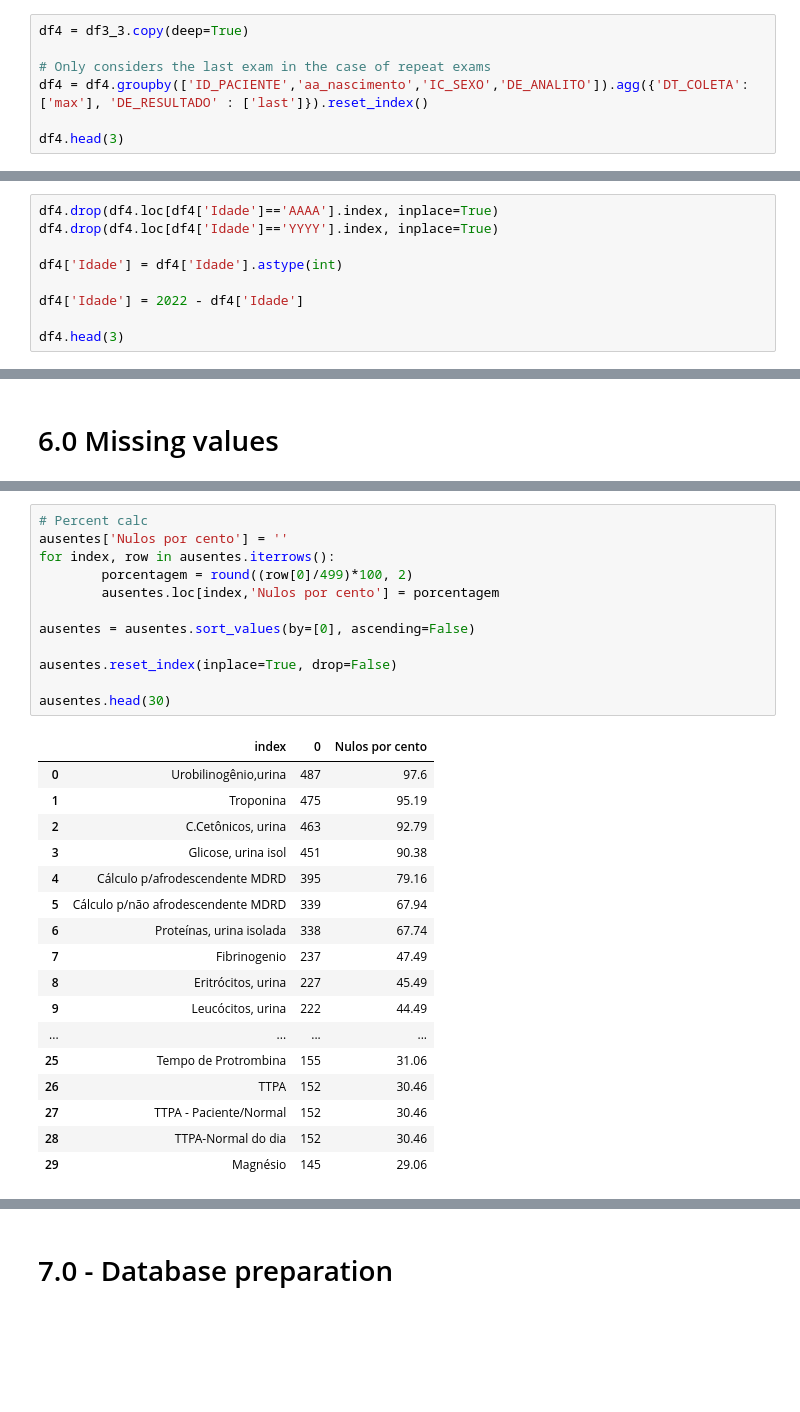
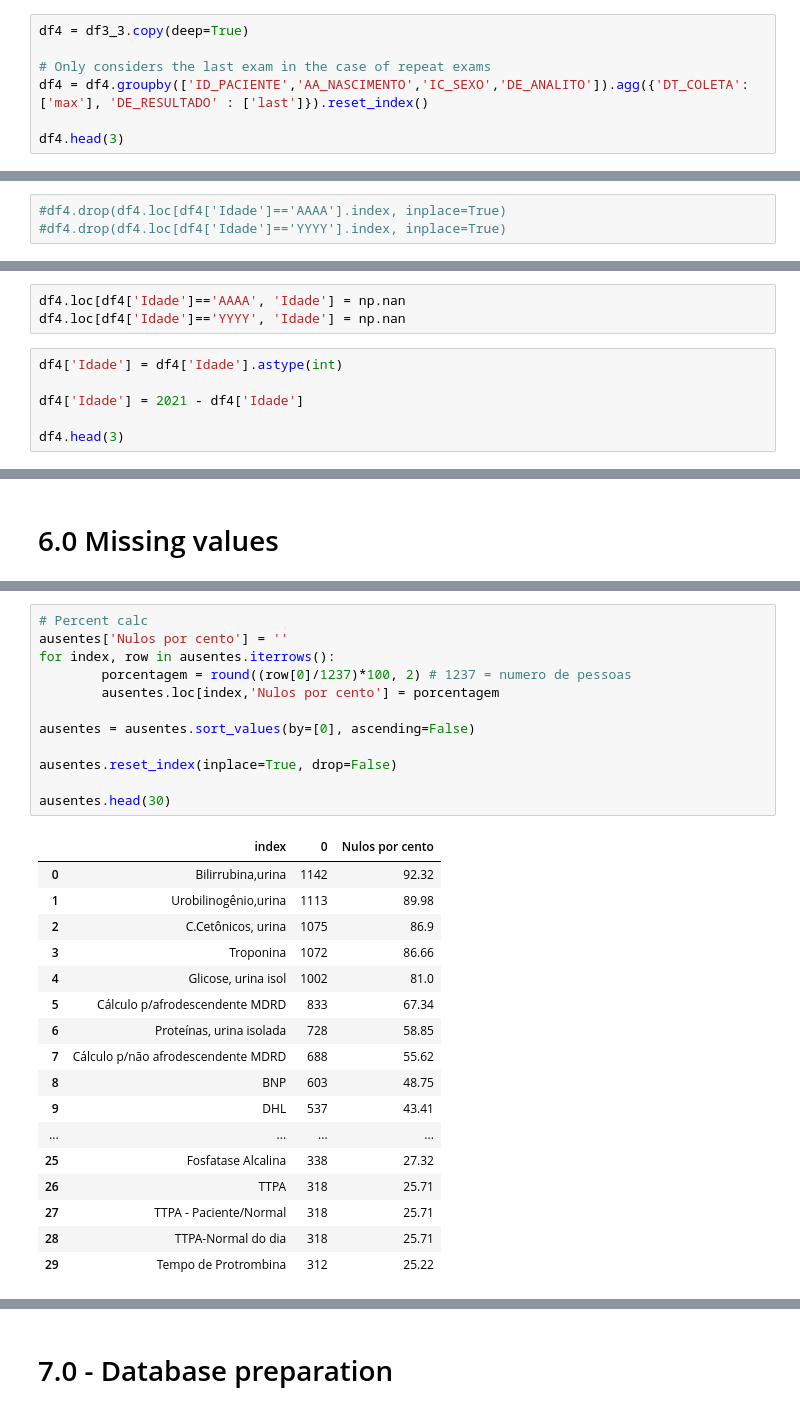
Before and after one commit to filipeloyola/HCAI_prediction, a Jupyter notebook: mainNotebook.ipynb, the cells around one changed output, grey strips where cells are left out. Saved outputs shown, nothing was run; the diff lists cells and outputs as text; blank space fills up the shorter version.

```diff
--- a/mainNotebook.ipynb
+++ b/mainNotebook.ipynb
@@ -561,7 +559,7 @@ df3_3['DE_RESULTADO'] = df3_3['DE_RESULTADO'].astype(float)
 df4 = df3_3.copy(deep=True)
 
 # Only considers the last exam in the case of repeat exams
-df4 = df4.groupby(['ID_PACIENTE','aa_nascimento','IC_SEXO','DE_ANALITO']).agg({'DT_COLETA': ['max'], 'DE_RESULTADO' : ['last']}).reset_index()
+df4 = df4.groupby(['ID_PACIENTE','AA_NASCIMENTO','IC_SEXO','DE_ANALITO']).agg({'DT_COLETA': ['max'], 'DE_RESULTADO' : ['last']}).reset_index()
 
 df4.head(3)
 # %% [output]
@@ -604,9 +602,3 @@ df4["ID_PACIENTE"].nunique()
 # %%
-df4.drop(df4.loc[df4['Idade']=='AAAA'].index, inplace=True)
-df4.drop(df4.loc[df4['Idade']=='YYYY'].index, inplace=True)
-
-df4['Idade'] = df4['Idade'].astype(int)
-
-df4['Idade'] = 2022 - df4['Idade']
-
-df4.head(3)
+#df4.drop(df4.loc[df4['Idade']=='AAAA'].index, inplace=True)
+#df4.drop(df4.loc[df4['Idade']=='YYYY'].index, inplace=True)
@@ -617,0 +605,9 @@ df4.head(3)
+# %%
+df4.loc[df4['Idade']=='AAAA', 'Idade'] = np.nan
+df4.loc[df4['Idade']=='YYYY', 'Idade'] = np.nan
+# %%
+df4['Idade'] = df4['Idade'].astype(int)
+
+df4['Idade'] = 2021 - df4['Idade']
+
+df4.head(3)
@@ -688,33 +686,33 @@ Urobilinogênio,urina            487
 # %%
 # Percent calc
 ausentes['Nulos por cento'] = ''
 for index, row in ausentes.iterrows():
-        porcentagem = round((row[0]/499)*100, 2)
+        porcentagem = round((row[0]/1237)*100, 2) # 1237 = numero de pessoas
         ausentes.loc[index,'Nulos por cento'] = porcentagem
 
 ausentes = ausentes.sort_values(by=[0], ascending=False)
 
 ausentes.reset_index(inplace=True, drop=False)
 
 ausentes.head(30)
 # %% [output]
 |  | index | 0 | Nulos por cento |
-| 0 | Urobilinogênio,urina | 487 | 97.6 |
-| 1 | Troponina | 475 | 95.19 |
-| 2 | C.Cetônicos, urina | 463 | 92.79 |
-| 3 | Glicose, urina isol | 451 | 90.38 |
-| 4 | Cálculo p/afrodescendente MDRD | 395 | 79.16 |
-| 5 | Cálculo p/não afrodescendente MDRD | 339 | 67.94 |
-| 6 | Proteínas, urina isolada | 338 | 67.74 |
-| 7 | Fibrinogenio | 237 | 47.49 |
-| 8 | Eritrócitos, urina | 227 | 45.49 |
-| 9 | Leucócitos, urina | 222 | 44.49 |
+| 0 | Bilirrubina,urina | 1142 | 92.32 |
+| 1 | Urobilinogênio,urina | 1113 | 89.98 |
+| 2 | C.Cetônicos, urina | 1075 | 86.9 |
+| 3 | Troponina | 1072 | 86.66 |
+| 4 | Glicose, urina isol | 1002 | 81.0 |
+| 5 | Cálculo p/afrodescendente MDRD | 833 | 67.34 |
+| 6 | Proteínas, urina isolada | 728 | 58.85 |
+| 7 | Cálculo p/não afrodescendente MDRD | 688 | 55.62 |
+| 8 | BNP | 603 | 48.75 |
+| 9 | DHL | 537 | 43.41 |
 | ... | ... | ... | ... |
-| 25 | Tempo de Protrombina | 155 | 31.06 |
-| 26 | TTPA | 152 | 30.46 |
-| 27 | TTPA - Paciente/Normal | 152 | 30.46 |
-| 28 | TTPA-Normal do dia | 152 | 30.46 |
-| 29 | Magnésio | 145 | 29.06 |
+| 25 | Fosfatase Alcalina | 338 | 27.32 |
+| 26 | TTPA | 318 | 25.71 |
+| 27 | TTPA - Paciente/Normal | 318 | 25.71 |
+| 28 | TTPA-Normal do dia | 318 | 25.71 |
+| 29 | Tempo de Protrombina | 312 | 25.22 |
 # %%
 # Checking exams with more than 50% NaN for elimination
 ausentes.drop(ausentes.loc[ausentes['Nulos por cento']<50].index, inplace=True)
```
Also changed, not shown: parts of 42 cells of this notebook, 2 other files.
